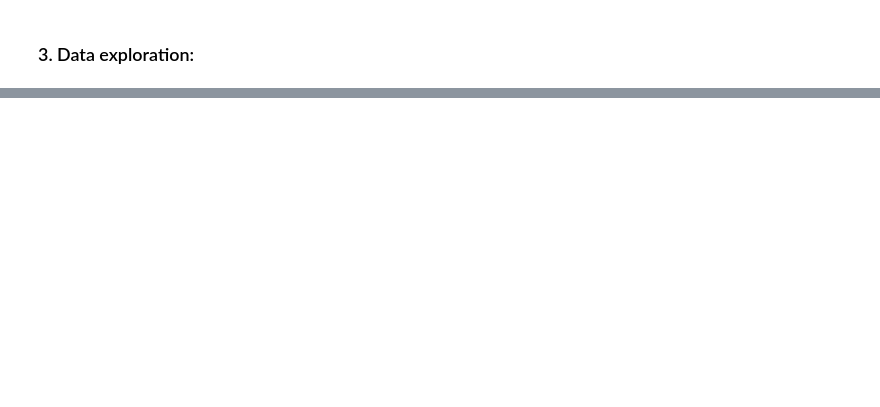
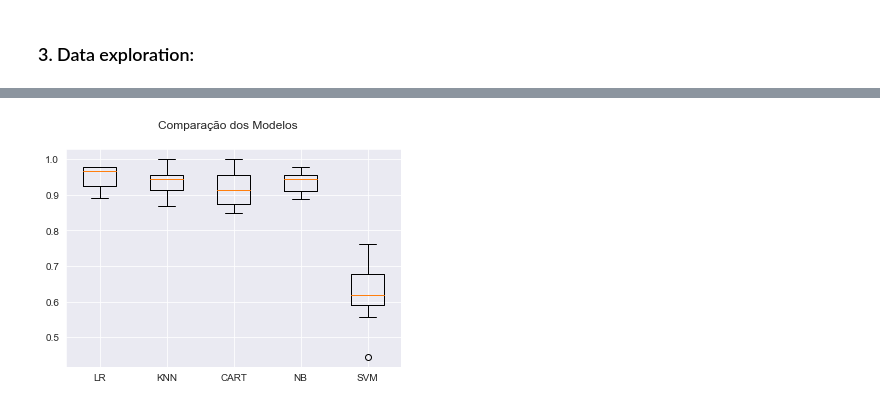
Before and after one commit to GiovannaBezerra/breast_cancer_detection, a Jupyter notebook: Breast_Cancer_Detection.ipynb, the cells around one changed output, grey strips where cells are left out. Cells and saved outputs as stored; diff of their text form; code cells hidden in the pictures; blank space fills up the shorter version.

```diff
--- a/Breast_Cancer_Detection.ipynb
+++ b/Breast_Cancer_Detection.ipynb
@@ -202,0 +253,9 @@ print(df.grupoby('diagnosis').size())
+# %%
+# Separação em conjuntos de treino e teste
+array = df.values
+X = array[:,0:30].astype(float)
+Y = array[:,30]
+test_size = 0.20
+seed = 7
+X_train, X_test, Y_train, Y_test = train_test_split(X, Y,
+    test_size=test_size, random_state=seed)
@@ -202,0 +271,12 @@ print(df.grupoby('diagnosis').size())
+# %%
+# Setting parameters:
+num_folds = 10
+scoring = 'accuracy'
+# %%
+# Criação dos modelos
+models = []
+models.append(('LR', LogisticRegression(solver='liblinear')))
+models.append(('KNN', KNeighborsClassifier()))
+models.append(('CART', DecisionTreeClassifier()))
+models.append(('NB', GaussianNB()))
+models.append(('SVM', SVC(gamma='auto')))
@@ -202,0 +302,10 @@ print(df.grupoby('diagnosis').size())
+# %%
+# Comparação dos modelos
+fig = plt.figure()
+fig.suptitle('Comparação dos Modelos')
+ax = fig.add_subplot(111)
+plt.boxplot(results)
+ax.set_xticklabels(names)
+plt.show()
+# %% [output]
+[figure, added]
```
Also changed, not shown: parts of 31 cells of this notebook.
